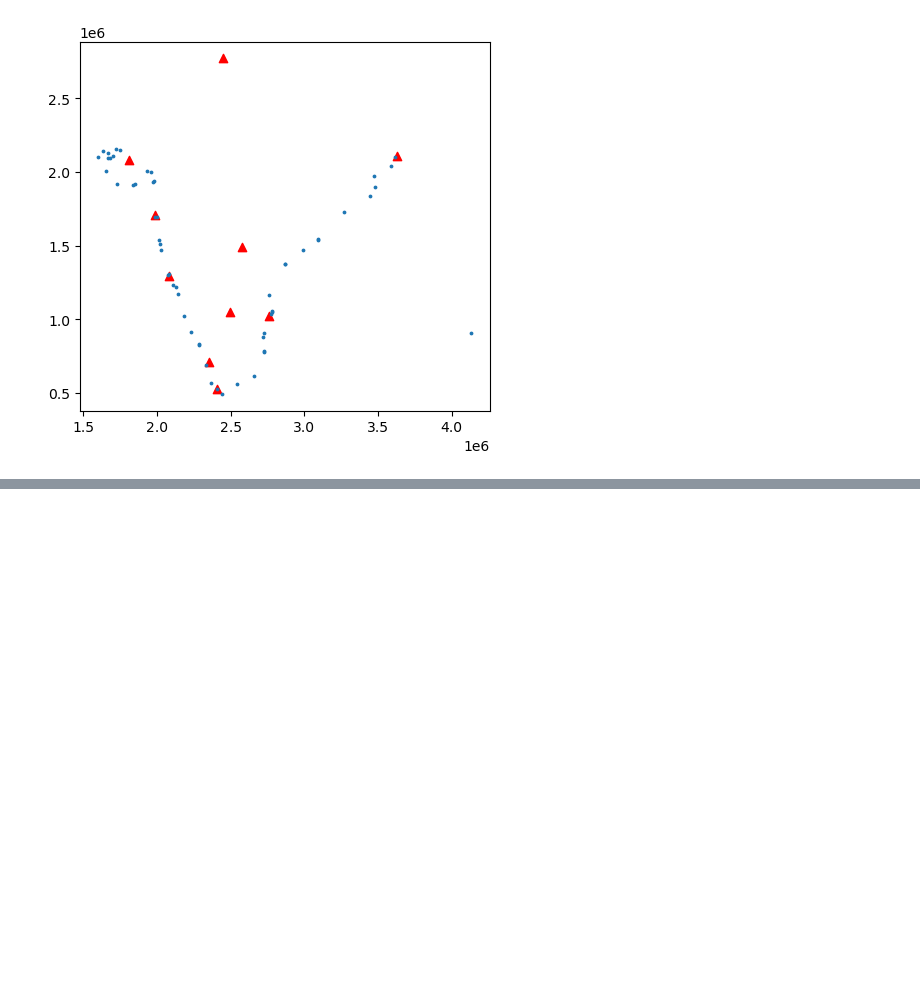
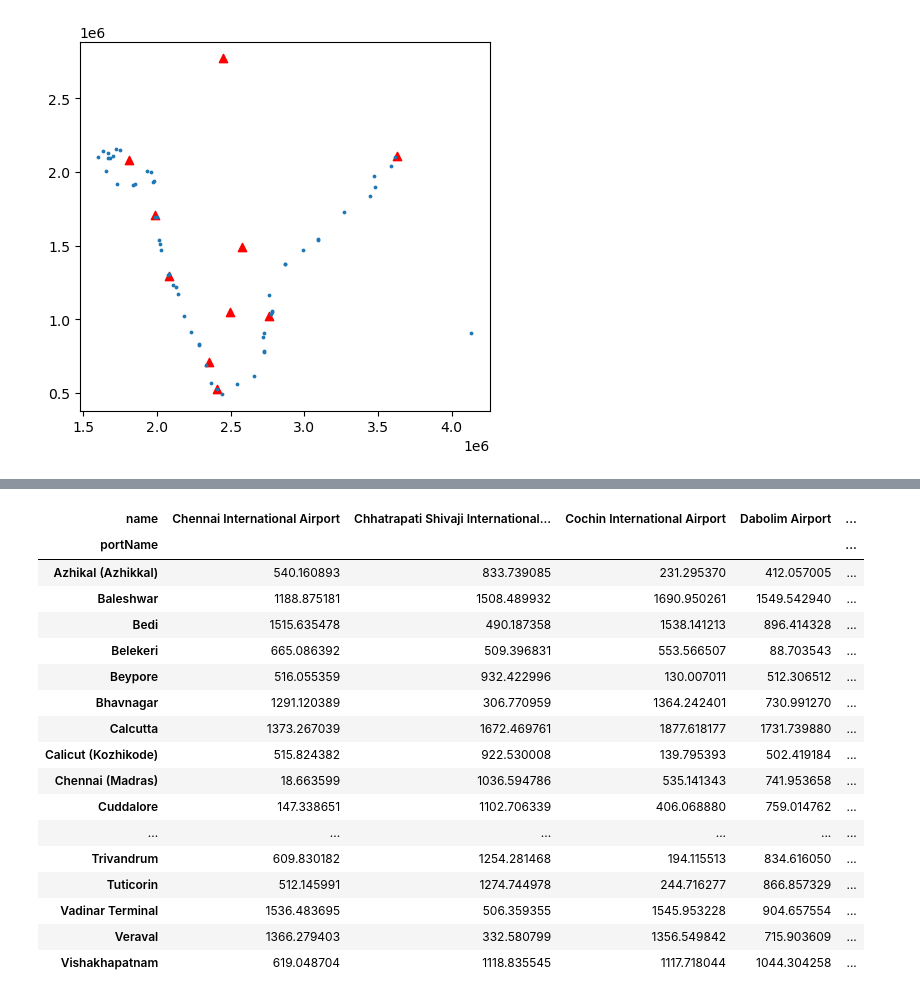
Before and after one commit to gokussj100/miningGDF, a Jupyter notebook: miningGDF/Exámen final.ipynb, the cells around one changed output, grey strips where cells are left out. Saved outputs shown, nothing was run; the diff lists cells and outputs as text; code cells hidden in the pictures; blank space fills up the shorter version.

```diff
--- a/miningGDF/Exámen final.ipynb
+++ b/miningGDF/Exámen final.ipynb
@@ -132,3 +153,26 @@ seaports_ind_24383.set_index('portName').geometry.apply\
 | Trivandrum | 2245.816911 | 1254.281468 | 609.830182 | 527.622934 | ... |
 | Kolachel | 2280.874429 | 1298.713557 | 621.426152 | 558.398125 | ... |
 | Calicut (Kozhikode) | 1944.940005 | 922.530008 | 515.824382 | 301.267386 | ... |
+# %%
+seaports_ind_24383.set_index('portName').geometry.apply\
+(lambda g: largeAirports.set_index('name').geometry.distance(g)/1000).\
+sort_index(axis=0).sort_index(axis=1)
+# %% [output]
+| name | Chennai International Airport | Chhatrapati Shivaji International... | Cochin International Airport | Dabolim Airport | ... |
+| portName |  |  |  |  | ... |
+| Azhikal (Azhikkal) | 540.160893 | 833.739085 | 231.295370 | 412.057005 | ... |
+| Baleshwar | 1188.875181 | 1508.489932 | 1690.950261 | 1549.542940 | ... |
+| Bedi | 1515.635478 | 490.187358 | 1538.141213 | 896.414328 | ... |
+| Belekeri | 665.086392 | 509.396831 | 553.566507 | 88.703543 | ... |
+| Beypore | 516.055359 | 932.422996 | 130.007011 | 512.306512 | ... |
+| Bhavnagar | 1291.120389 | 306.770959 | 1364.242401 | 730.991270 | ... |
+| Calcutta | 1373.267039 | 1672.469761 | 1877.618177 | 1731.739880 | ... |
+| Calicut (Kozhikode) | 515.824382 | 922.530008 | 139.795393 | 502.419184 | ... |
+| Chennai (Madras) | 18.663599 | 1036.594786 | 535.141343 | 741.953658 | ... |
+| Cuddalore | 147.338651 | 1102.706339 | 406.068880 | 759.014762 | ... |
+| ... | ... | ... | ... | ... | ... |
+| Trivandrum | 609.830182 | 1254.281468 | 194.115513 | 834.616050 | ... |
+| Tuticorin | 512.145991 | 1274.744978 | 244.716277 | 866.857329 | ... |
+| Vadinar Terminal | 1536.483695 | 506.359355 | 1545.953228 | 904.657554 | ... |
+| Veraval | 1366.279403 | 332.580799 | 1356.549842 | 715.903609 | ... |
+| Vishakhapatnam | 619.048704 | 1118.835545 | 1117.718044 | 1044.304258 | ... |
```
Also changed, not shown: parts of 28 cells of this notebook.
